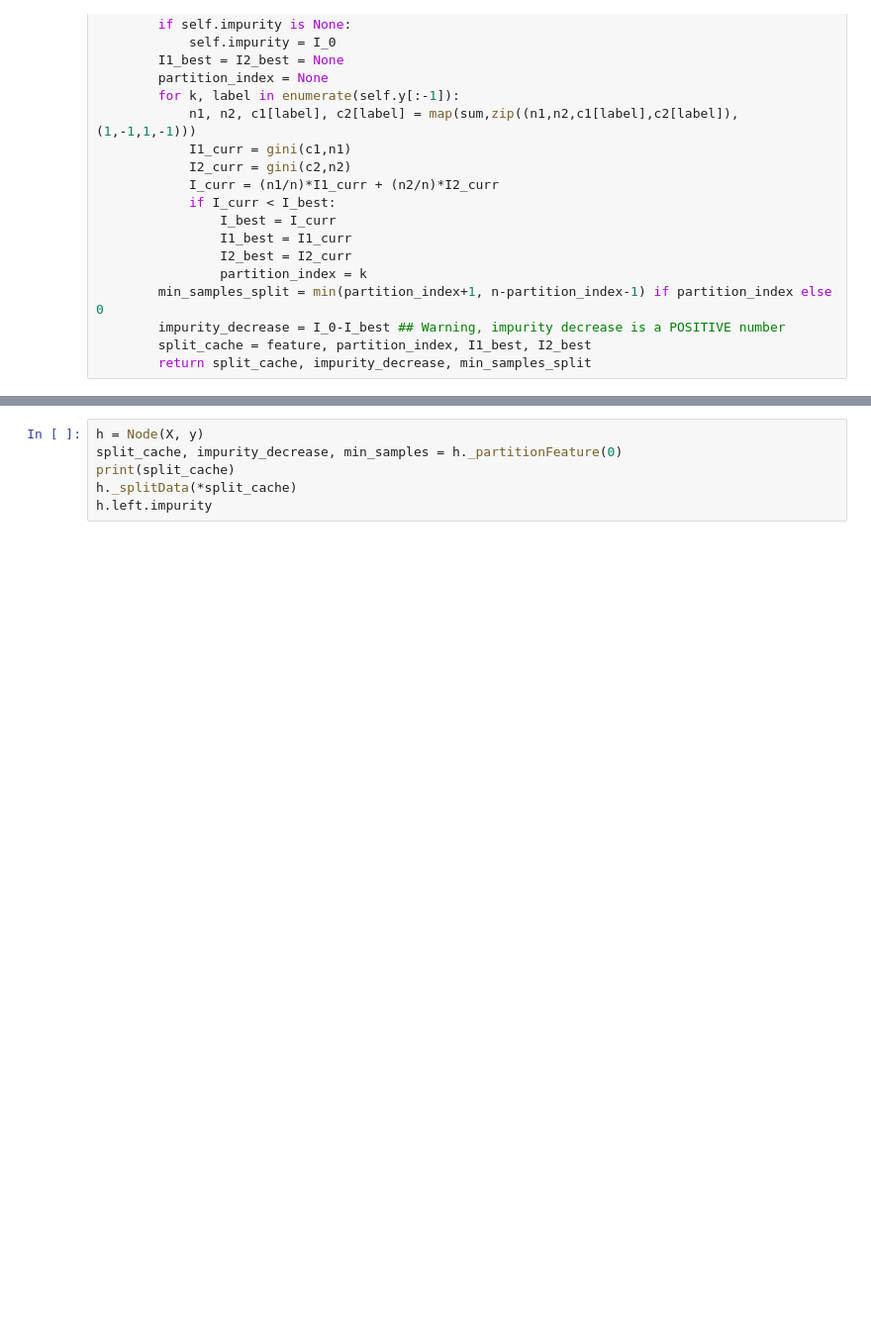
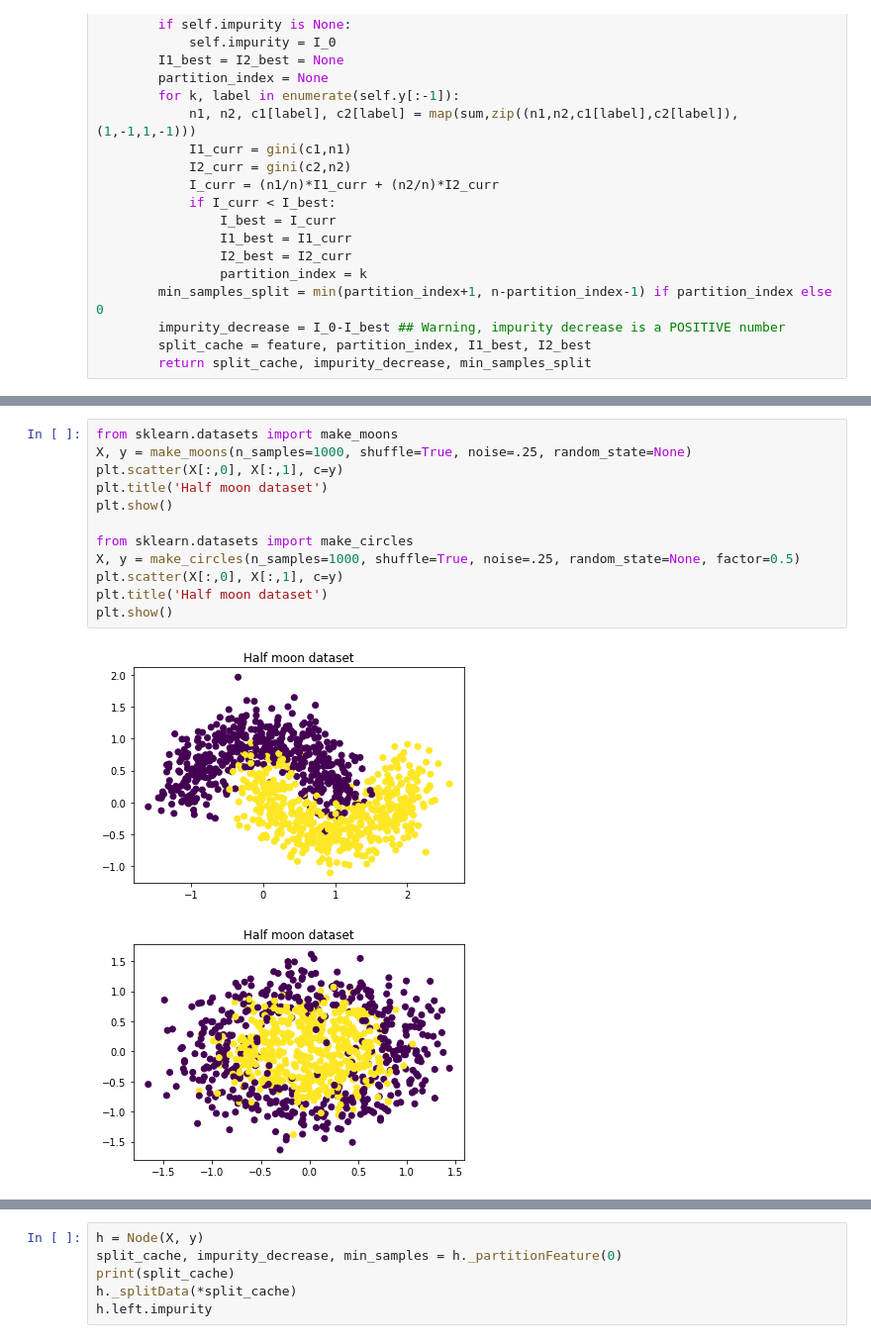
Before and after one commit to Jmkernes/DecisionTrees, a Jupyter notebook: DecisionTreeV2.ipynb, the cells around one changed output, grey strips where cells are left out. Shown at 99% size. Saved outputs shown, nothing was run; the diff lists cells and outputs as text; blank space fills up the shorter version.

```diff
--- a/DecisionTreeV2.ipynb
+++ b/DecisionTreeV2.ipynb
@@ -136,0 +318,15 @@ class Node():
+# %%
+from sklearn.datasets import make_moons
+X, y = make_moons(n_samples=1000, shuffle=True, noise=.25, random_state=None)
+plt.scatter(X[:,0], X[:,1], c=y)
+plt.title('Half moon dataset')
+plt.show()
+
+from sklearn.datasets import make_circles
+X, y = make_circles(n_samples=1000, shuffle=True, noise=.25, random_state=None, factor=0.5)
+plt.scatter(X[:,0], X[:,1], c=y)
+plt.title('Half moon dataset')
+plt.show()
+# %% [output]
+[figure, added]
+[figure, added]
```
Also changed, not shown: parts of 7 cells of this notebook.
